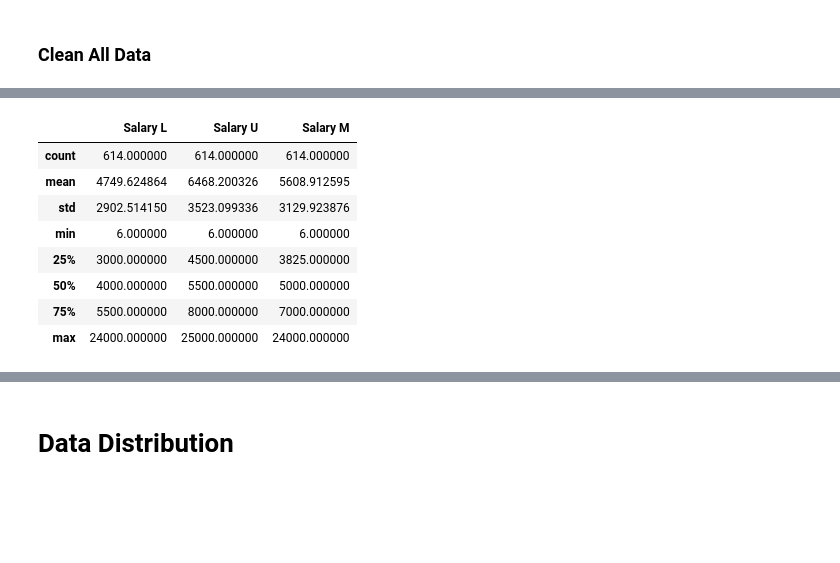
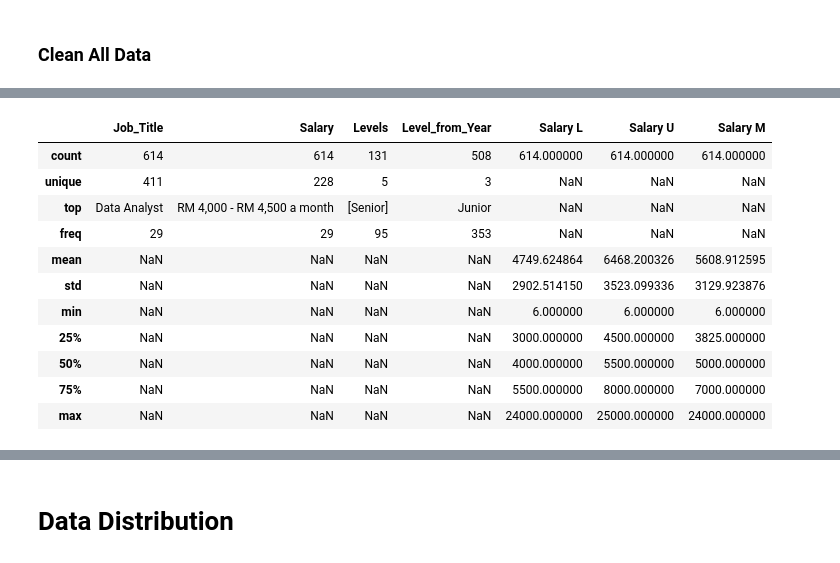
Before and after one commit to binxuankong/skills-ontology-project, a Jupyter notebook: Malaysia Data Professional Salary Insights.ipynb, the cells around one changed output, grey strips where cells are left out. Drawn from its saved outputs; the diff is of its cells as text; code cells hidden in the pictures; blank space fills up the shorter version.

Commit message:
Get level from years experience

```diff
--- a/Malaysia Data Professional Salary Insights.ipynb
+++ b/Malaysia Data Professional Salary Insights.ipynb
@@ -194,0 +213,3 @@ array(["'Lead'", None, "'Graduate'", "'Senior'", "'Intern'",
+# %%
+df_das['Levels'] = df_das['Title_Keywords'].apply(lambda x: assign_level(x))
+df_das.head()
@@ -194,0 +255,27 @@ array(["'Lead'", None, "'Graduate'", "'Senior'", "'Intern'",
+# %%
+# Juniors: 1-3 years required
+junior_min = 1
+# Mid Level: 4-7 years required
+midlevel_min = 4
+# Senior Level: more than 8 years required
+senior_min = 8
+
+def get_years_experience(description):
+    try:
+        cur = description.index("years")
+        min_year = min([int(r) for r in re.findall(r'\d+', description[cur-5:cur+6])])
+        if min_year >= senior_min:
+            return "Senior"
+        elif min_year >= midlevel_min:
+            return "Mid Level"
+        else:
+            return "Junior"
+    except:
+        try:
+            cur = description.index("year")
+            return "Junior"
+        except:
+            return None
+# %%
+df_das['Level_from_Year'] = df_das['Description'].apply(lambda x: get_years_experience(x))
+df_das.head()
@@ -198,7 +317,7 @@ array(["'Lead'", None, "'Graduate'", "'Senior'", "'Intern'",
 def extract_salary(df_job):
     df = df_job.copy()
     df[['Salary L', 'Salary U']] = df['Salary'].str.split('-', 1, expand=True)
-    df = df[['Job_Title', 'Salary', 'Title_Keywords', 'Salary L', 'Salary U']]
+    df = df[['Job_Title', 'Salary', 'Levels', 'Level_from_Year', 'Salary L', 'Salary U']]
     # Set Upper NaN to Lower
     df.loc[df['Salary U'].isna(), 'Salary U'] = df.loc[df['Salary U'].isna(), 'Salary L']
     # Convert to Numeric
@@ -227,15 +346,18 @@ df_dac.head()
 # %%
-df_dac.describe()
+df_dac.describe(include='all')
 # %% [output]
-|  | Salary L | Salary U | Salary M |
-| count | 614.000000 | 614.000000 | 614.000000 |
-| mean | 4749.624864 | 6468.200326 | 5608.912595 |
-| std | 2902.514150 | 3523.099336 | 3129.923876 |
-| min | 6.000000 | 6.000000 | 6.000000 |
-| 25% | 3000.000000 | 4500.000000 | 3825.000000 |
-| 50% | 4000.000000 | 5500.000000 | 5000.000000 |
-| 75% | 5500.000000 | 8000.000000 | 7000.000000 |
-| max | 24000.000000 | 25000.000000 | 24000.000000 |
+|  | Job_Title | Salary | Levels | Level_from_Year | Salary L | Salary U | Salary M |
+| count | 614 | 614 | 131 | 508 | 614.000000 | 614.000000 | 614.000000 |
+| unique | 411 | 228 | 5 | 3 | NaN | NaN | NaN |
+| top | Data Analyst | RM 4,000 - RM 4,500 a month | [Senior] | Junior | NaN | NaN | NaN |
+| freq | 29 | 29 | 95 | 353 | NaN | NaN | NaN |
+| mean | NaN | NaN | NaN | NaN | 4749.624864 | 6468.200326 | 5608.912595 |
+| std | NaN | NaN | NaN | NaN | 2902.514150 | 3523.099336 | 3129.923876 |
+| min | NaN | NaN | NaN | NaN | 6.000000 | 6.000000 | 6.000000 |
+| 25% | NaN | NaN | NaN | NaN | 3000.000000 | 4500.000000 | 3825.000000 |
+| 50% | NaN | NaN | NaN | NaN | 4000.000000 | 5500.000000 | 5000.000000 |
+| 75% | NaN | NaN | NaN | NaN | 5500.000000 | 8000.000000 | 7000.000000 |
+| max | NaN | NaN | NaN | NaN | 24000.000000 | 25000.000000 | 24000.000000 |
 # %%
 df_dec = extract_salary(df_des)
 df_dec.head()
```
Also changed, not shown: parts of 18 cells of this notebook.
